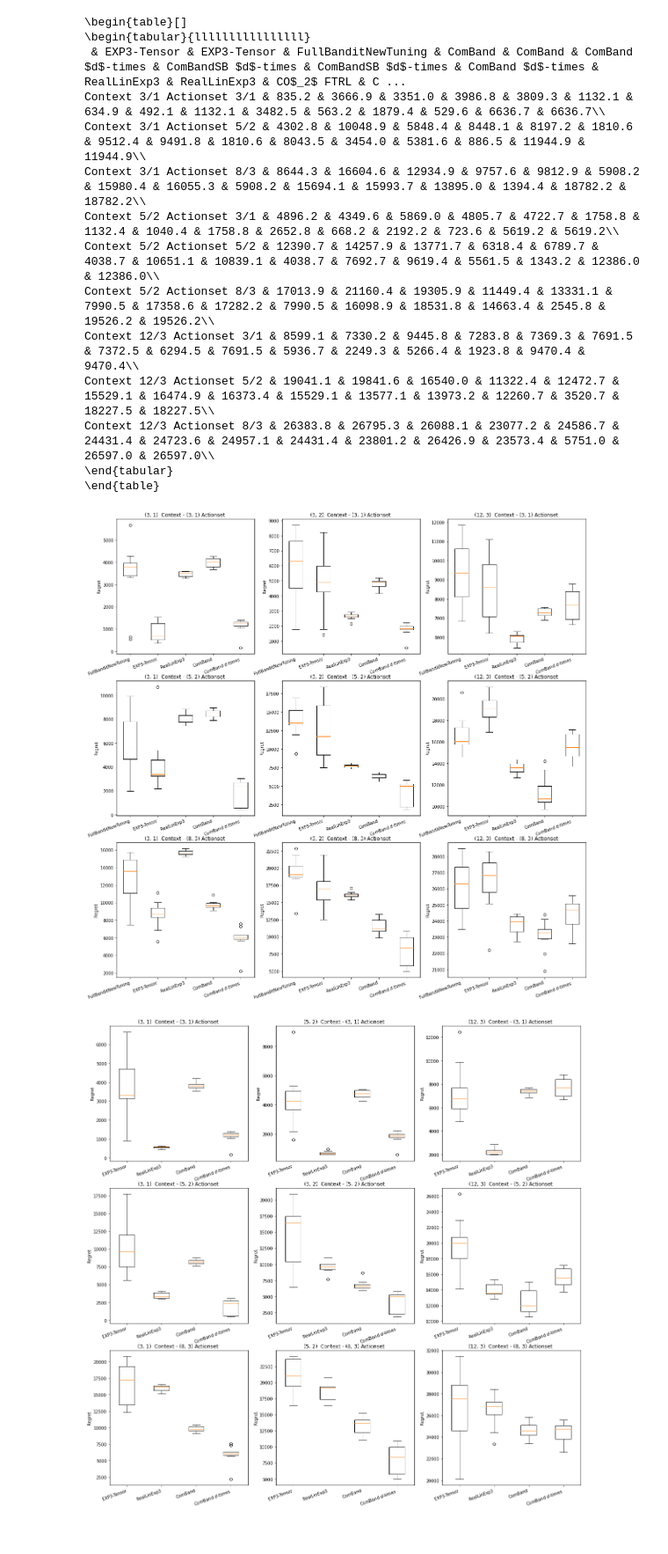
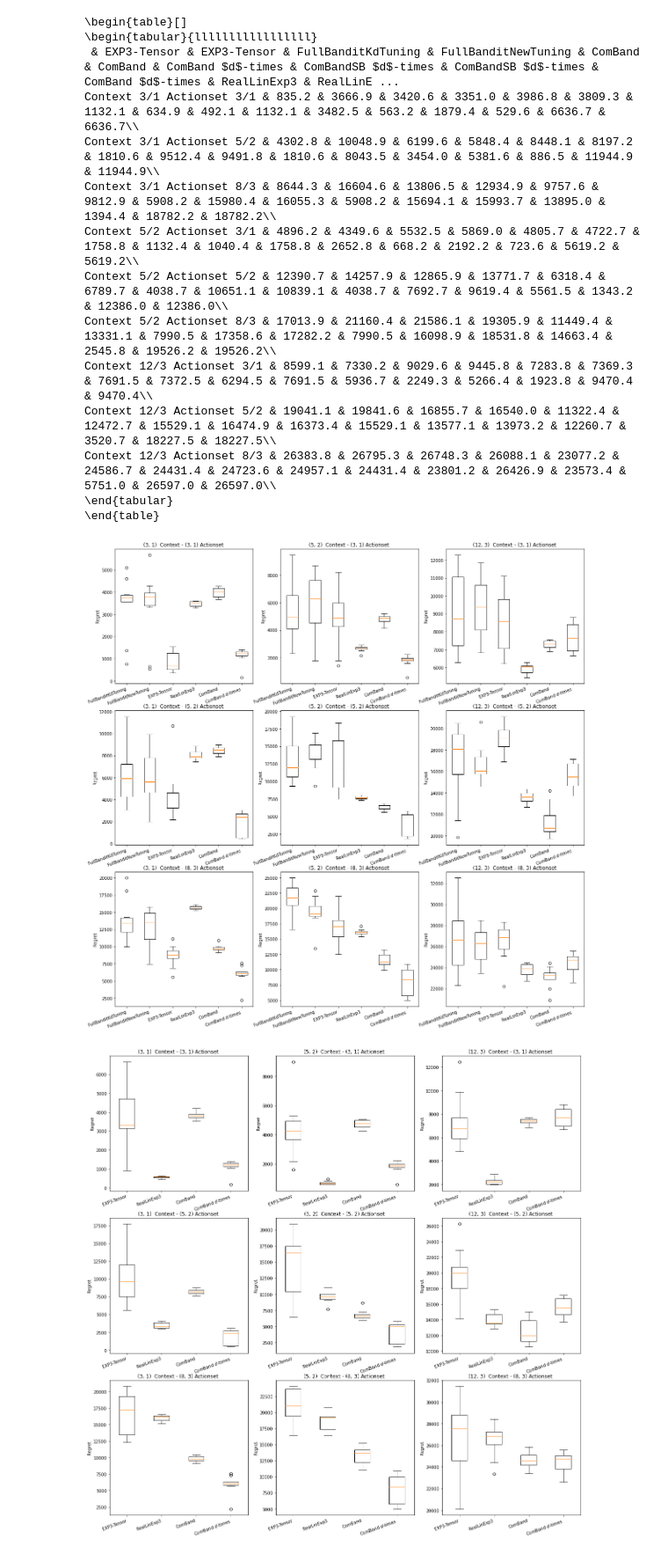
Before and after one commit to LukasZierahn/Combinatorial-Contextual-Bandits, a Jupyter notebook: latex_generator.ipynb, the cells around one changed output. Shown at 88% size. Saved outputs shown, nothing was run; the diff lists cells and outputs as text; code cells hidden in the pictures.

```diff
--- a/latex_generator.ipynb
+++ b/latex_generator.ipynb
@@ -103,7 +103,8 @@ algo_name_dict = {
     "SemiBanditFTRLInv": "CO$_2$ FTRL",
     "UniformRandom": "UniformRandom",
     "OnePerContext": "ComBand $d$-times",
-    "FullBanditNewTuning": "FullBanditNewTuning"
+    "FullBanditNewTuning": "FullBanditNewTuning",
+    "FullBanditExp3Invgamma=0.030983866769659328eta=0.0003227486121839514": "FullBanditKdTuning"
 }
 
 for key in list(algo_name_dict.keys()):
@@ -136,17 +137,17 @@ print(r"\end{tabular}")
 print(r"\end{table}")
 # %% [output]
 \begin{table}[]
-\begin{tabular}{llllllllllllllll}
- & EXP3-Tensor & EXP3-Tensor & FullBanditNewTuning & ComBand & ComBand & ComBand $d$-times & ComBandSB $d$-times & ComBandSB $d$-times & ComBand $d$-times & RealLinExp3 & RealLinExp3 & CO$_2$ FTRL & C ...
-Context 3/1 Actionset 3/1 & 835.2 & 3666.9 & 3351.0 & 3986.8 & 3809.3 & 1132.1 & 634.9 & 492.1 & 1132.1 & 3482.5 & 563.2 & 1879.4 & 529.6 & 6636.7 & 6636.7\\
-Context 3/1 Actionset 5/2 & 4302.8 & 10048.9 & 5848.4 & 8448.1 & 8197.2 & 1810.6 & 9512.4 & 9491.8 & 1810.6 & 8043.5 & 3454.0 & 5381.6 & 886.5 & 11944.9 & 11944.9\\
-Context 3/1 Actionset 8/3 & 8644.3 & 16604.6 & 12934.9 & 9757.6 & 9812.9 & 5908.2 & 15980.4 & 16055.3 & 5908.2 & 15694.1 & 15993.7 & 13895.0 & 1394.4 & 18782.2 & 18782.2\\
-Context 5/2 Actionset 3/1 & 4896.2 & 4349.6 & 5869.0 & 4805.7 & 4722.7 & 1758.8 & 1132.4 & 1040.4 & 1758.8 & 2652.8 & 668.2 & 2192.2 & 723.6 & 5619.2 & 5619.2\\
-Context 5/2 Actionset 5/2 & 12390.7 & 14257.9 & 13771.7 & 6318.4 & 6789.7 & 4038.7 & 10651.1 & 10839.1 & 4038.7 & 7692.7 & 9619.4 & 5561.5 & 1343.2 & 12386.0 & 12386.0\\
-Context 5/2 Actionset 8/3 & 17013.9 & 21160.4 & 19305.9 & 11449.4 & 13331.1 & 7990.5 & 17358.6 & 17282.2 & 7990.5 & 16098.9 & 18531.8 & 14663.4 & 2545.8 & 19526.2 & 19526.2\\
-Context 12/3 Actionset 3/1 & 8599.1 & 7330.2 & 9445.8 & 7283.8 & 7369.3 & 7691.5 & 7372.5 & 6294.5 & 7691.5 & 5936.7 & 2249.3 & 5266.4 & 1923.8 & 9470.4 & 9470.4\\
-Context 12/3 Actionset 5/2 & 19041.1 & 19841.6 & 16540.0 & 11322.4 & 12472.7 & 15529.1 & 16474.9 & 16373.4 & 15529.1 & 13577.1 & 13973.2 & 12260.7 & 3520.7 & 18227.5 & 18227.5\\
-Context 12/3 Actionset 8/3 & 26383.8 & 26795.3 & 26088.1 & 23077.2 & 24586.7 & 24431.4 & 24723.6 & 24957.1 & 24431.4 & 23801.2 & 26426.9 & 23573.4 & 5751.0 & 26597.0 & 26597.0\\
+\begin{tabular}{lllllllllllllllll}
+ & EXP3-Tensor & EXP3-Tensor & FullBanditKdTuning & FullBanditNewTuning & ComBand & ComBand & ComBand $d$-times & ComBandSB $d$-times & ComBandSB $d$-times & ComBand $d$-times & RealLinExp3 & RealLinE ...
+Context 3/1 Actionset 3/1 & 835.2 & 3666.9 & 3420.6 & 3351.0 & 3986.8 & 3809.3 & 1132.1 & 634.9 & 492.1 & 1132.1 & 3482.5 & 563.2 & 1879.4 & 529.6 & 6636.7 & 6636.7\\
+Context 3/1 Actionset 5/2 & 4302.8 & 10048.9 & 6199.6 & 5848.4 & 8448.1 & 8197.2 & 1810.6 & 9512.4 & 9491.8 & 1810.6 & 8043.5 & 3454.0 & 5381.6 & 886.5 & 11944.9 & 11944.9\\
+Context 3/1 Actionset 8/3 & 8644.3 & 16604.6 & 13806.5 & 12934.9 & 9757.6 & 9812.9 & 5908.2 & 15980.4 & 16055.3 & 5908.2 & 15694.1 & 15993.7 & 13895.0 & 1394.4 & 18782.2 & 18782.2\\
+Context 5/2 Actionset 3/1 & 4896.2 & 4349.6 & 5532.5 & 5869.0 & 4805.7 & 4722.7 & 1758.8 & 1132.4 & 1040.4 & 1758.8 & 2652.8 & 668.2 & 2192.2 & 723.6 & 5619.2 & 5619.2\\
+Context 5/2 Actionset 5/2 & 12390.7 & 14257.9 & 12865.9 & 13771.7 & 6318.4 & 6789.7 & 4038.7 & 10651.1 & 10839.1 & 4038.7 & 7692.7 & 9619.4 & 5561.5 & 1343.2 & 12386.0 & 12386.0\\
+Context 5/2 Actionset 8/3 & 17013.9 & 21160.4 & 21586.1 & 19305.9 & 11449.4 & 13331.1 & 7990.5 & 17358.6 & 17282.2 & 7990.5 & 16098.9 & 18531.8 & 14663.4 & 2545.8 & 19526.2 & 19526.2\\
+Context 12/3 Actionset 3/1 & 8599.1 & 7330.2 & 9029.6 & 9445.8 & 7283.8 & 7369.3 & 7691.5 & 7372.5 & 6294.5 & 7691.5 & 5936.7 & 2249.3 & 5266.4 & 1923.8 & 9470.4 & 9470.4\\
+Context 12/3 Actionset 5/2 & 19041.1 & 19841.6 & 16855.7 & 16540.0 & 11322.4 & 12472.7 & 15529.1 & 16474.9 & 16373.4 & 15529.1 & 13577.1 & 13973.2 & 12260.7 & 3520.7 & 18227.5 & 18227.5\\
+Context 12/3 Actionset 8/3 & 26383.8 & 26795.3 & 26748.3 & 26088.1 & 23077.2 & 24586.7 & 24431.4 & 24723.6 & 24957.1 & 24431.4 & 23801.2 & 26426.9 & 23573.4 & 5751.0 & 26597.0 & 26597.0\\
 \end{tabular}
 \end{table}
 # %%
@@ -154,7 +155,7 @@ import matplotlib.pyplot as plt
 
 algo_name_list = results[dist_name][length]
 #algo_name_list = ["FullBanditExp3Inv", "RealLinExp3", "SemiBanditFTRLInv", "NonContextualExp3", "OnePerContext"]
-algo_name_list = ["FullBanditNewTuning", "FullBanditExp3Inv", "RealLinExp3", "NonContextualExp3", "OnePerContext"]
+algo_name_list = ["FullBanditExp3Invgamma=0.030983866769659328eta=0.0003227486121839514", "FullBanditNewTuning", "FullBanditExp3Inv", "RealLinExp3", "NonContextualExp3", "OnePerContext"]
 
 number_of_ds = []
 number_of_Ks = []
@@ -162,34 +163,34 @@ for length in results[dist_name].keys():
     for dist_name in results.keys():
         number_of_ds.append(sample_sequences[dist_name][length].d)
         number_of_Ks.append(sample_sequences[dist_name][length].K)
 
 number_of_ds = np.unique(number_of_ds)
 number_of_Ks = np.unique(number_of_Ks)
 
 fig, axs = plt.subplots(len(number_of_Ks), len(number_of_ds), figsize=(20, 20))
 
 for length in results[dist_name].keys():
     for dist_name in results.keys():
         sequence = sample_sequences[dist_name][length]
 
         full_regret_list = []
         labels = []
         for index, algo_name in enumerate(algo_name_list):
             regret_list = results[dist_name][length][algo_name]["regret"]
             full_regret_list.append(regret_list)
             labels.append(algo_name_dict[algo_name])
 
             indcies = (np.where(number_of_Ks == sequence.K)[0][0], np.where(number_of_ds == sequence.d)[0][0])
             axs[indcies].set_title(f"({sequence.d}, {context_mset_dict[sequence.d]})  Context - ({sequence.K}, {sequence.m}) Actionset ")
             axs[indcies].set(ylabel='Regret')
             #axs[indcies].plot(index, np.mean(regret_list), marker="o", markersize=20, label=algo_name_dict[algo_name])
             #axs[indcies].legend()
 
         axs[indcies].boxplot(full_regret_list, labels=labels)
         plt.setp(axs[indcies].get_xticklabels(), rotation=20, horizontalalignment='right')
         plt.savefig("Theoretical_Tuning")
 # %% [output]
-[figure, old version]
+[figure, new version]
 # %%
 algo_name_list = results[dist_name][length]
 algo_name_list = ["FullBanditExp3Inv", "RealLinExp3", "NonContextualExp3", "OnePerContext"]
```
Also changed, not shown: parts of 1 cell of this notebook, 2 other files.
